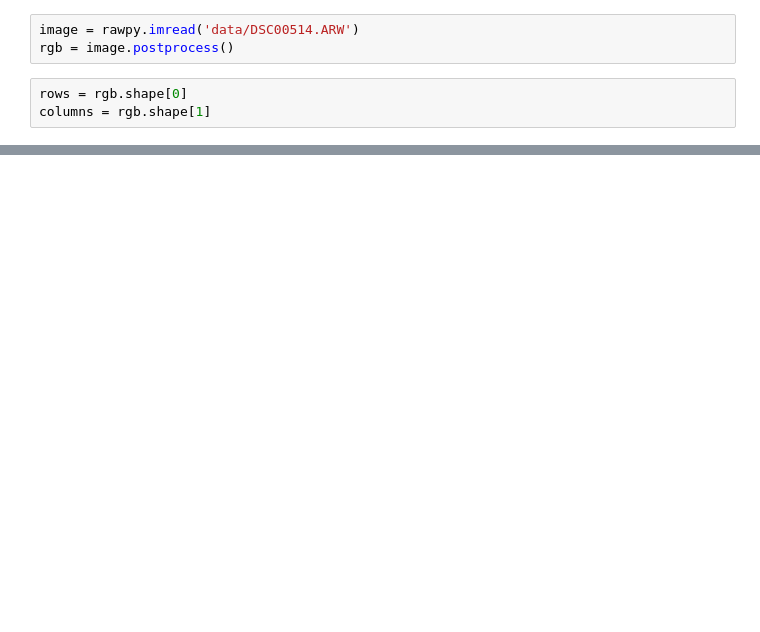
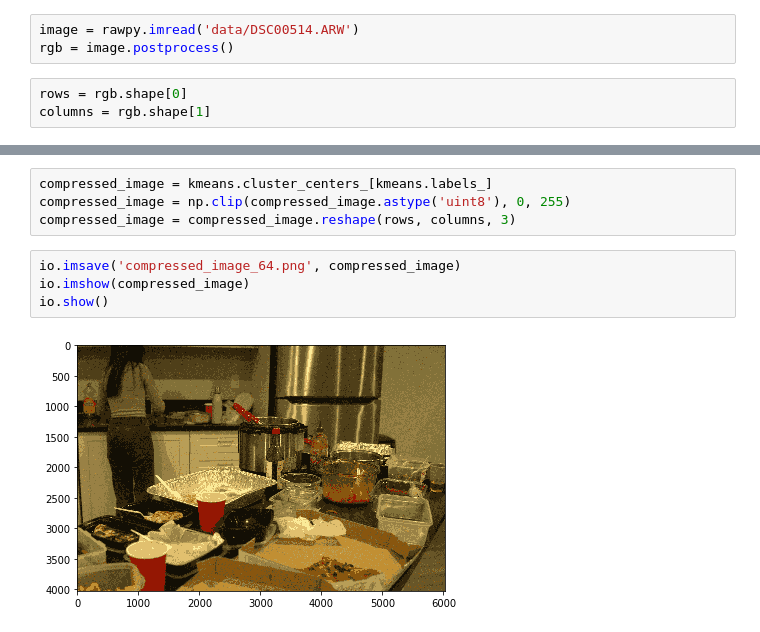
Before and after one commit to timothyliutl/MTHE-493, a Jupyter notebook: kmeans_compress.ipynb, the cells around one changed output, grey strips where cells are left out. Saved outputs shown, nothing was run; the diff lists cells and outputs as text; blank space fills up the shorter version.

```diff
--- a/kmeans_compress.ipynb
+++ b/kmeans_compress.ipynb
@@ -32,0 +35,10 @@ Iteration 96, inertia 9298622747.23989
+# %%
+compressed_image = kmeans.cluster_centers_[kmeans.labels_]
+compressed_image = np.clip(compressed_image.astype('uint8'), 0, 255)
+compressed_image = compressed_image.reshape(rows, columns, 3)
+# %%
+io.imsave('compressed_image_64.png', compressed_image)
+io.imshow(compressed_image)
+io.show()
+# %% [output]
+[figure, added]
```
Also changed, not shown: parts of 2 cells of this notebook, 1 other file.
